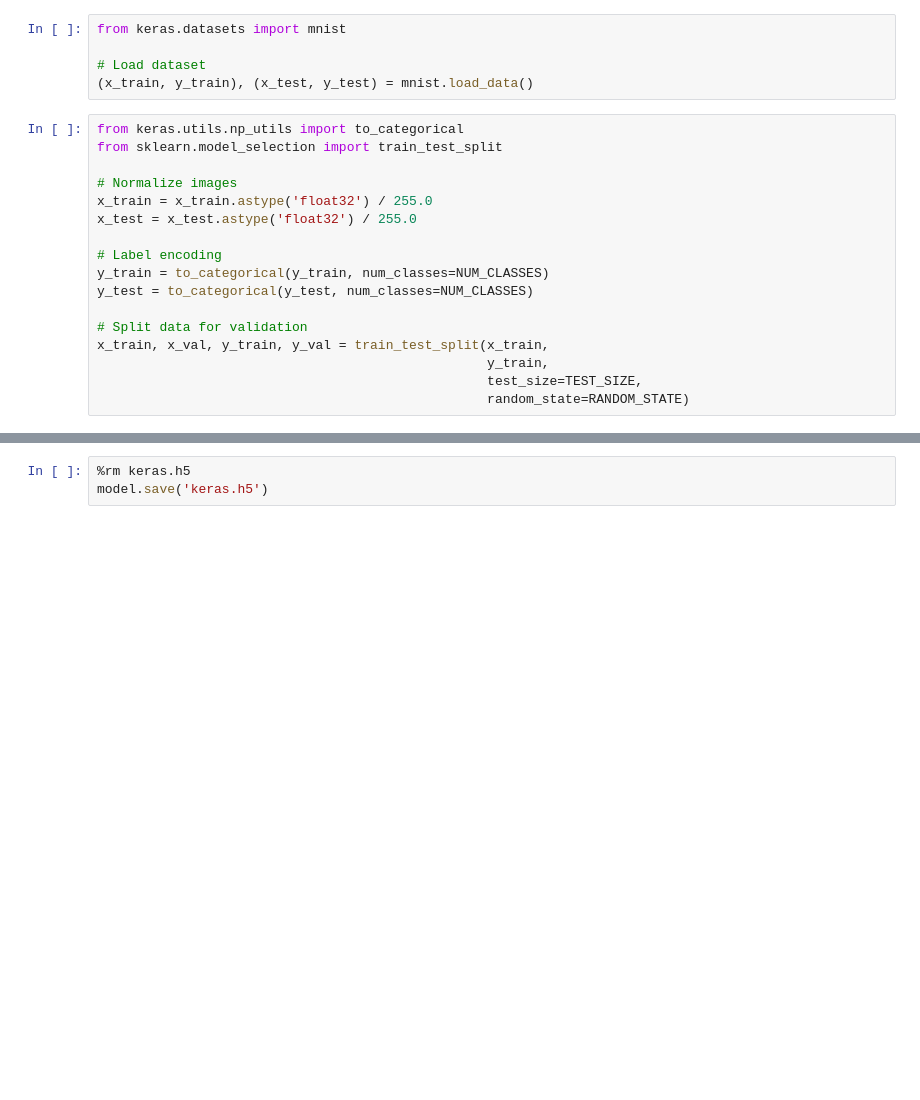
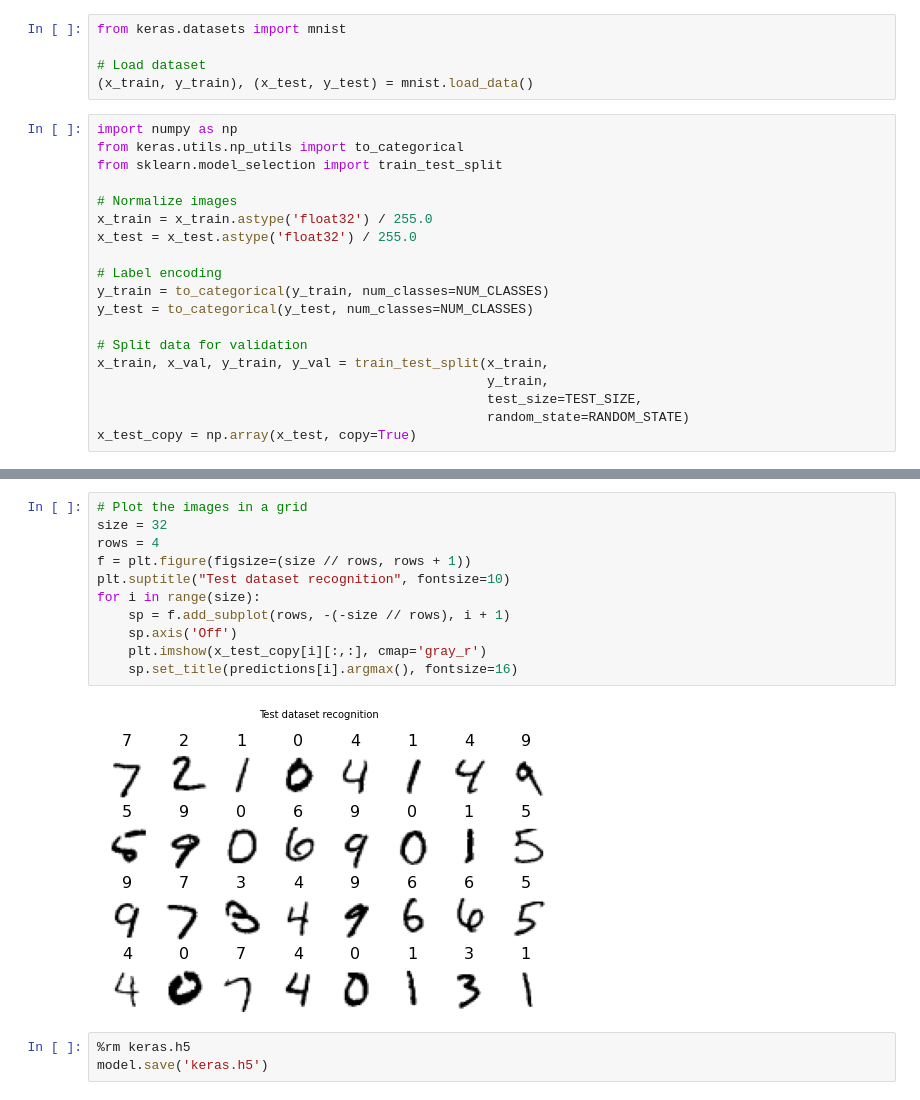
Before and after one commit to jvillegasd/handwriting-digits-go, a Jupyter notebook: mninst_digit_recog.ipynb, the cells around one changed output, grey strips where cells are left out. Saved outputs shown, nothing was run; the diff lists cells and outputs as text; blank space fills up the shorter version.

```diff
--- a/mninst_digit_recog.ipynb
+++ b/mninst_digit_recog.ipynb
@@ -15,6 +16,7 @@ from keras.datasets import mnist
 # Load dataset
 (x_train, y_train), (x_test, y_test) = mnist.load_data()
 # %%
+import numpy as np
 from keras.utils.np_utils import to_categorical
 from sklearn.model_selection import train_test_split
 
@@ -31,4 +33,5 @@ x_train, x_val, y_train, y_val = train_test_split(x_train,
                                                   y_train,
                                                   test_size=TEST_SIZE,
                                                   random_state=RANDOM_STATE)
+x_test_copy = np.array(x_test, copy=True)
 # %%
@@ -190,3 +200,16 @@ plt.legend()
+# %%
+# Plot the images in a grid
+size = 32
+rows = 4
+f = plt.figure(figsize=(size // rows, rows + 1))
+plt.suptitle("Test dataset recognition", fontsize=10)
+for i in range(size):
+    sp = f.add_subplot(rows, -(-size // rows), i + 1)
+    sp.axis('Off')
+    plt.imshow(x_test_copy[i][:,:], cmap='gray_r')
+    sp.set_title(predictions[i].argmax(), fontsize=16)
+# %% [output]
+[figure, added]
 # %%
 %rm keras.h5
 model.save('keras.h5')
```
Also changed, not shown: parts of 7 cells of this notebook, 5 other files.
